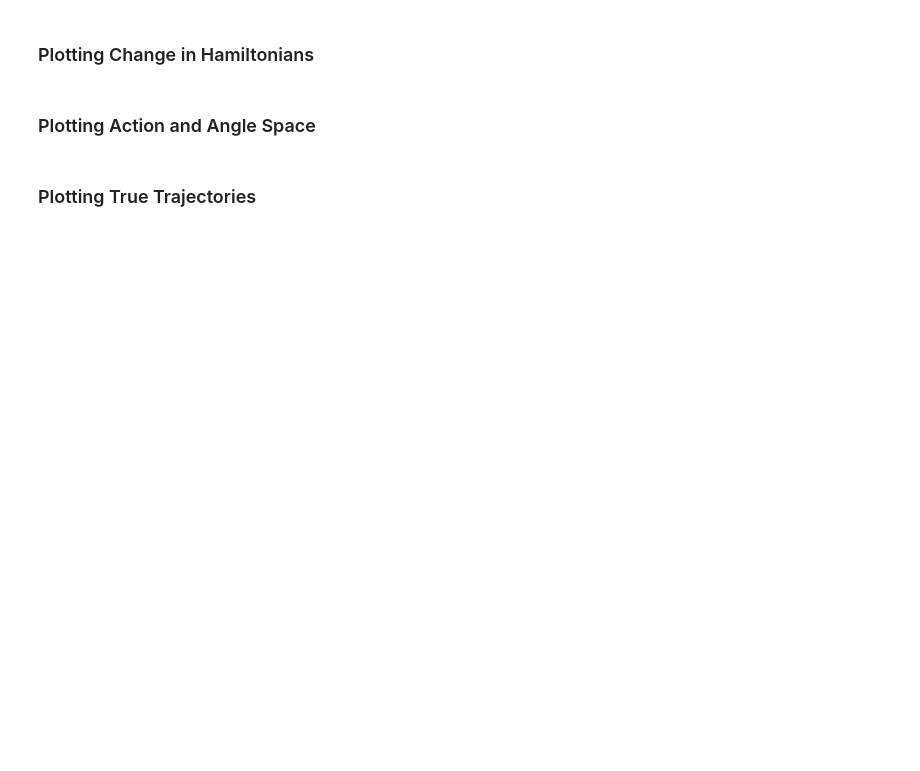
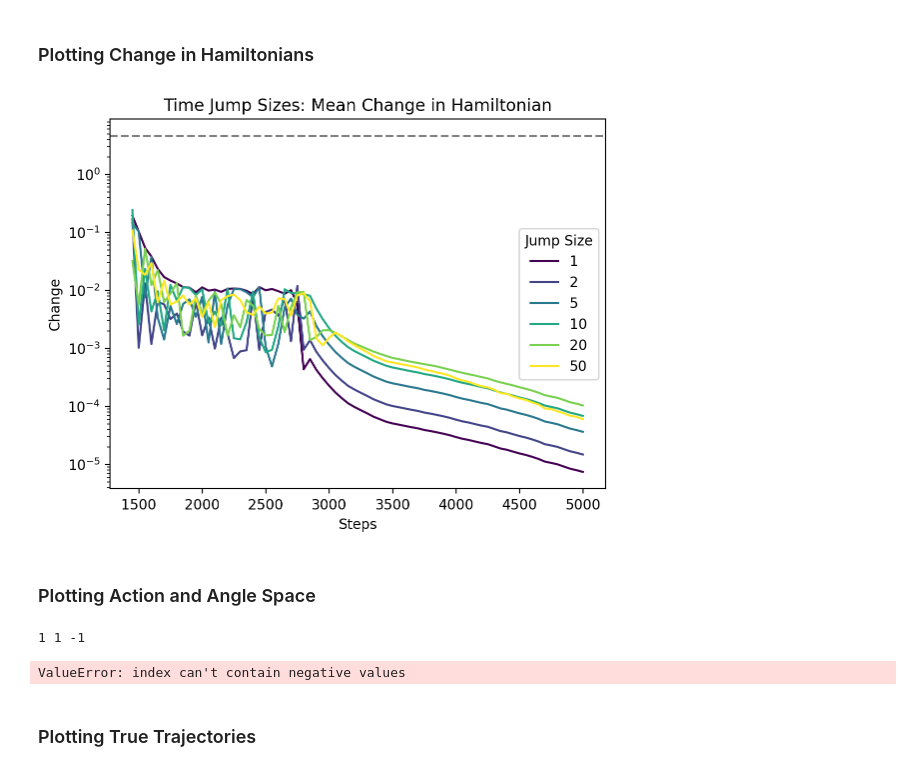
Before and after one commit to ameya98/ActionAngleNetworks, a Jupyter notebook: action_angle_networks/action_angle_networks.ipynb, the cells around one changed output. Cells and saved outputs as stored; diff of their text form; code cells hidden in the pictures; blank space fills up the shorter version.

```diff
--- a/action_angle_networks/action_angle_networks.ipynb
+++ b/action_angle_networks/action_angle_networks.ipynb
@@ -321,25 +198,36 @@ files.download('test_losses.pdf')
 # %%
 %config InlineBackend.figure_format = 'retina'
 
 metrics = all_test_metrics
-total_changes = {jump: np.asarray(list(metrics[step][jump]['mean_change_in_hamiltonians'] for step in metrics)) for jump in config.test_time_jumps}
+total_changes = {
+    jump: np.asarray(
+        list(metrics[step][jump]["mean_change_in_hamiltonians"] for step in metrics)
+    )
+    for jump in config.test_time_jumps
+}
 steps = list(metrics.keys())
 colors = plt.cm.viridis(np.linspace(0, 1, len(total_changes)))
 
 fig, ax = plt.subplots()
 for jump_color, jump in zip(colors, config.test_time_jumps):
-  total_changes_for_jump = total_changes[jump]
-  ax.plot(steps, total_changes_for_jump, label=jump, color=jump_color)
+    total_changes_for_jump = total_changes[jump]
+    ax.plot(steps, total_changes_for_jump, label=jump, color=jump_color)
 
-true_position, true_momentum = train.inverse_transform_with_scaler(test_positions[0, :1], test_momentums[0, :1], scaler)
-actual_hamiltonian = shm_simulation.compute_hamiltonian(true_position, true_momentum, simulation_parameters)
+true_position, true_momentum = train.inverse_transform_with_scaler(
+    test_positions[0, :1], test_momentums[0, :1], scaler
+)
+actual_hamiltonian = harmonic_motion_simulation.compute_hamiltonian(
+    true_position, true_momentum, simulation_parameters
+)
 actual_hamiltonian = np.asarray(actual_hamiltonian).squeeze()
-ax.axhline(y=actual_hamiltonian, c='gray', linestyle='--')
-ax.set_title('Time Jump Sizes: Mean Change in Hamiltonian')
-ax.set_xlabel('Steps')
-ax.set_ylabel('Change')
-ax.set_yscale('log')
+ax.axhline(y=actual_hamiltonian, c="gray", linestyle="--")
+ax.set_title("Time Jump Sizes: Mean Change in Hamiltonian")
+ax.set_xlabel("Steps")
+ax.set_ylabel("Change")
+ax.set_yscale("log")
 # ax.set_xscale('log')
-ax.legend(title='Jump Size')
+ax.legend(title="Jump Size")
 plt.show()
+# %% [output]
+[figure, added]
 # %%
@@ -358,21 +246,44 @@ plot_positions = grid[0][:, :, jnp.newaxis]
 plot_momentums = grid[1][:, :, jnp.newaxis]
 
 # Pad the remaining coordinates with zeros.
-def pad_coords(positions: chex.Array, momentums: chex.Array, index: int) -> Tuple[chex.Array, chex.Array]:
-  positions = jnp.pad(positions, ((0, 0), (0, 0), (index, config.num_trajectories - index - 1)))
-  momentums = jnp.pad(momentums, ((0, 0), (0, 0), (index, config.num_trajectories - index - 1)))
-  return positions, momentums
+def pad_coords(
+    positions: chex.Array, momentums: chex.Array, index: int
+) -> Tuple[chex.Array, chex.Array]:
+    print(config.num_trajectories, index, config.num_trajectories - index - 1)
+    positions = jnp.pad(
+        positions, ((0, 0), (0, 0), (index, config.num_trajectories - index - 1))
+    )
+    momentums = jnp.pad(
+        momentums, ((0, 0), (0, 0), (index, config.num_trajectories - index - 1))
+    )
+    return positions, momentums
+
 
 trajectory_index = 1
-plot_positions, plot_momentums = pad_coords(plot_positions, plot_momentums, trajectory_index)
+plot_positions, plot_momentums = pad_coords(
+    plot_positions, plot_momentums, trajectory_index
+)
 
 # Compute actions and angles.
-_, _, auxiliary_predictions = jax.vmap(state.apply_fn, in_axes=(None, 0, 0, None))(state.params, plot_positions, plot_momentums, 0)
-plot_actions = auxiliary_predictions['actions']
-plot_angles = auxiliary_predictions['current_angles']
+_, _, auxiliary_predictions = jax.vmap(state.apply_fn, in_axes=(None, 0, 0, None))(
+    state.params, plot_positions, plot_momentums, 0
+)
+plot_actions = auxiliary_predictions["actions"]
+plot_angles = auxiliary_predictions["current_angles"]
 
-train_positions_rescaled, train_momentums_rescaled = train.inverse_transform_with_scaler(train_positions, train_momentums, scaler)
-plot_positions, plot_momentums, plot_actions, plot_angles = jax.tree_map(lambda arr: arr[:, :, trajectory_index], (plot_positions, plot_momentums, plot_actions, plot_angles))
-plot_positions, plot_momentums = train.inverse_transform_with_scaler(plot_positions, plot_momentums, scaler)
+(
+    train_positions_rescaled,
+    train_momentums_rescaled,
+) = train.inverse_transform_with_scaler(train_positions, train_momentums, scaler)
+plot_positions, plot_momentums, plot_actions, plot_angles = jax.tree_map(
+    lambda arr: arr[:, :, trajectory_index],
+    (plot_positions, plot_momentums, plot_actions, plot_angles),
+)
+plot_positions, plot_momentums = train.inverse_transform_with_scaler(
+    plot_positions, plot_momentums, scaler
+)
+# %% [output]
+1 1 -1
+ValueError: index can't contain negative values
 # %%
 fig, ax = plt.subplots()
```
Also changed, not shown: parts of 58 cells of this notebook, 2 other files.
